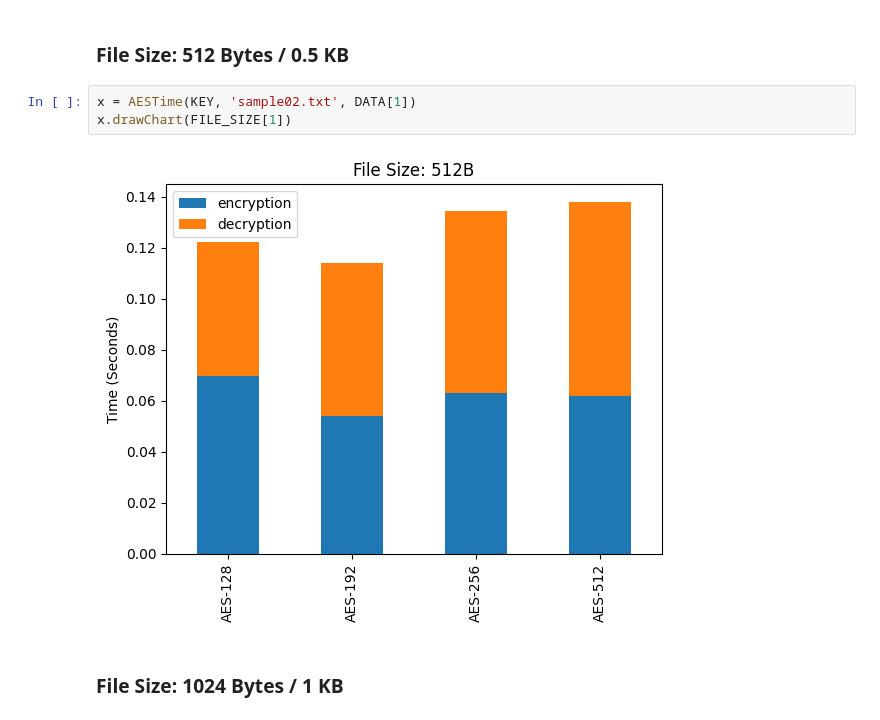
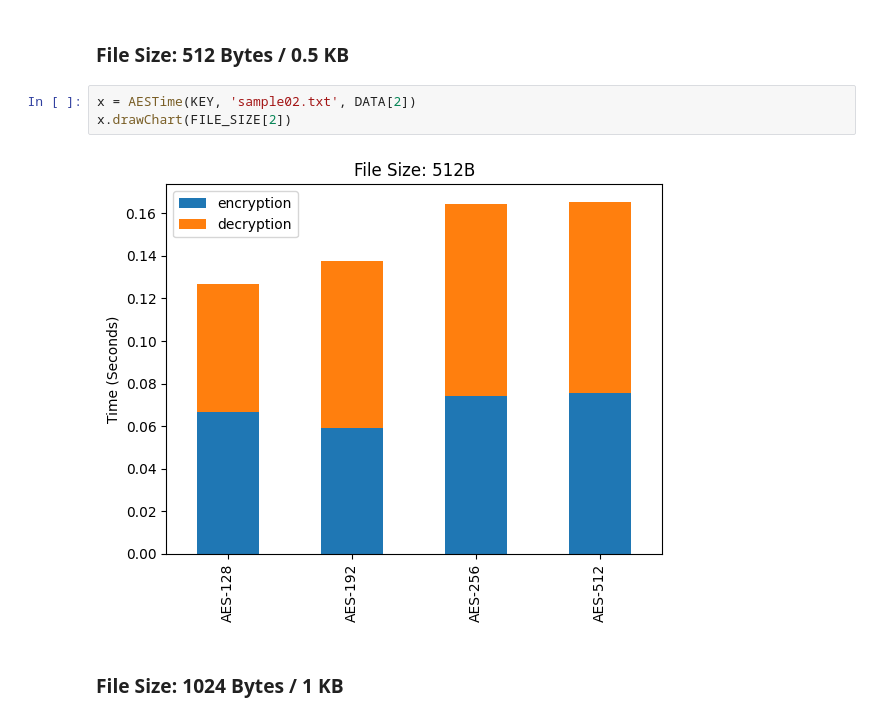
Before and after one commit to sandeep-shaw10/cshb-model, a Jupyter notebook: analysis/AES3-EncryptTime.ipynb, the cells around one changed output. Drawn from its saved outputs; the diff is of its cells as text.

```diff
--- a/analysis/AES3-EncryptTime.ipynb
+++ b/analysis/AES3-EncryptTime.ipynb
@@ -101,10 +101,10 @@ x.drawChart(FILE_SIZE[0])
 # %% [markdown]
 ### File Size: 512 Bytes / 0.5 KB
 # %%
-x = AESTime(KEY, 'sample02.txt', DATA[1])
-x.drawChart(FILE_SIZE[1])
+x = AESTime(KEY, 'sample02.txt', DATA[2])
+x.drawChart(FILE_SIZE[2])
 # %% [output]
-[figure, old version]
+[figure, new version]
 # %% [markdown]
 ### File Size: 1024 Bytes / 1 KB
 # %%
```
Also changed, not shown: parts of 8 cells of this notebook, 23 other files.
